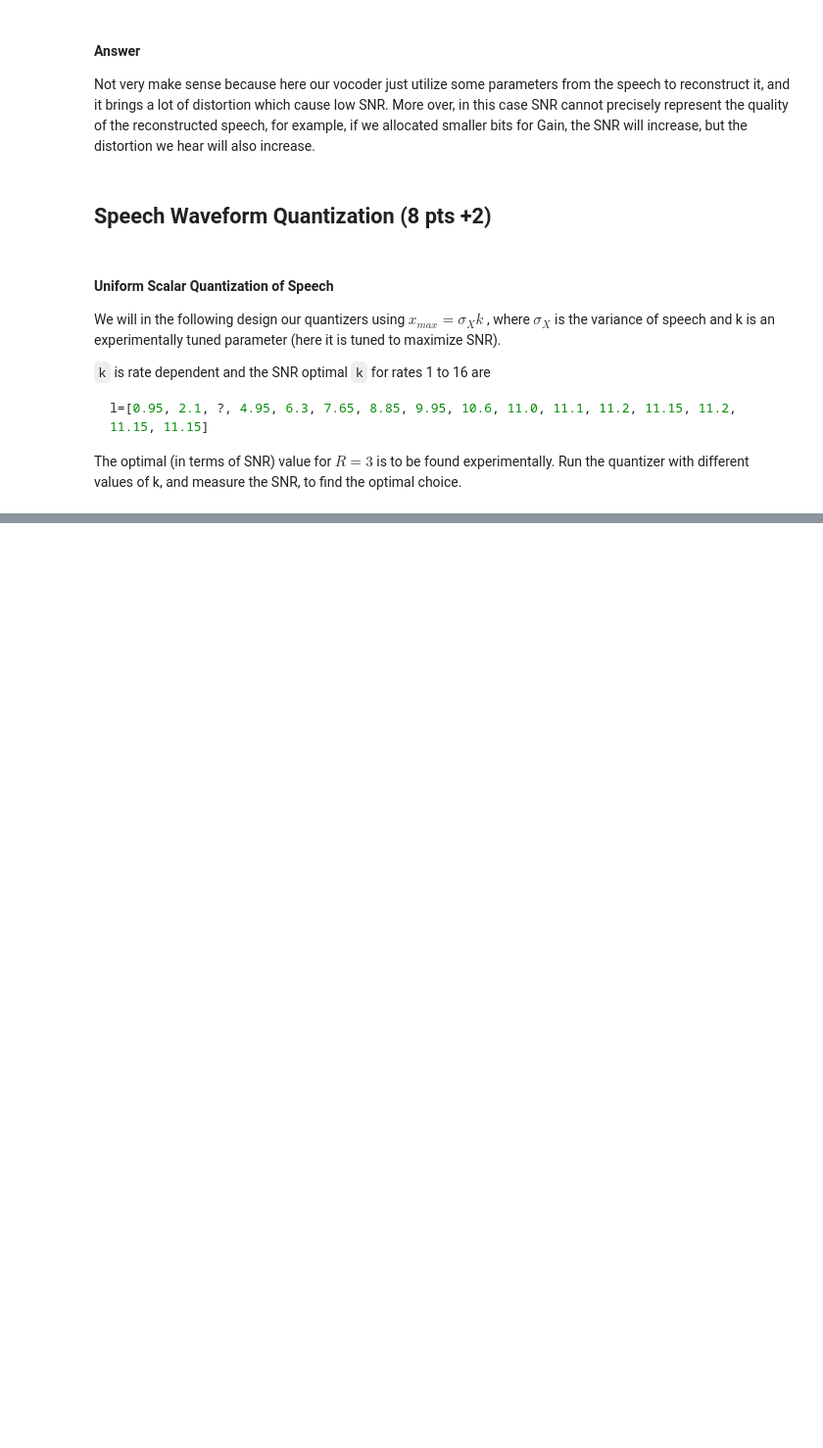
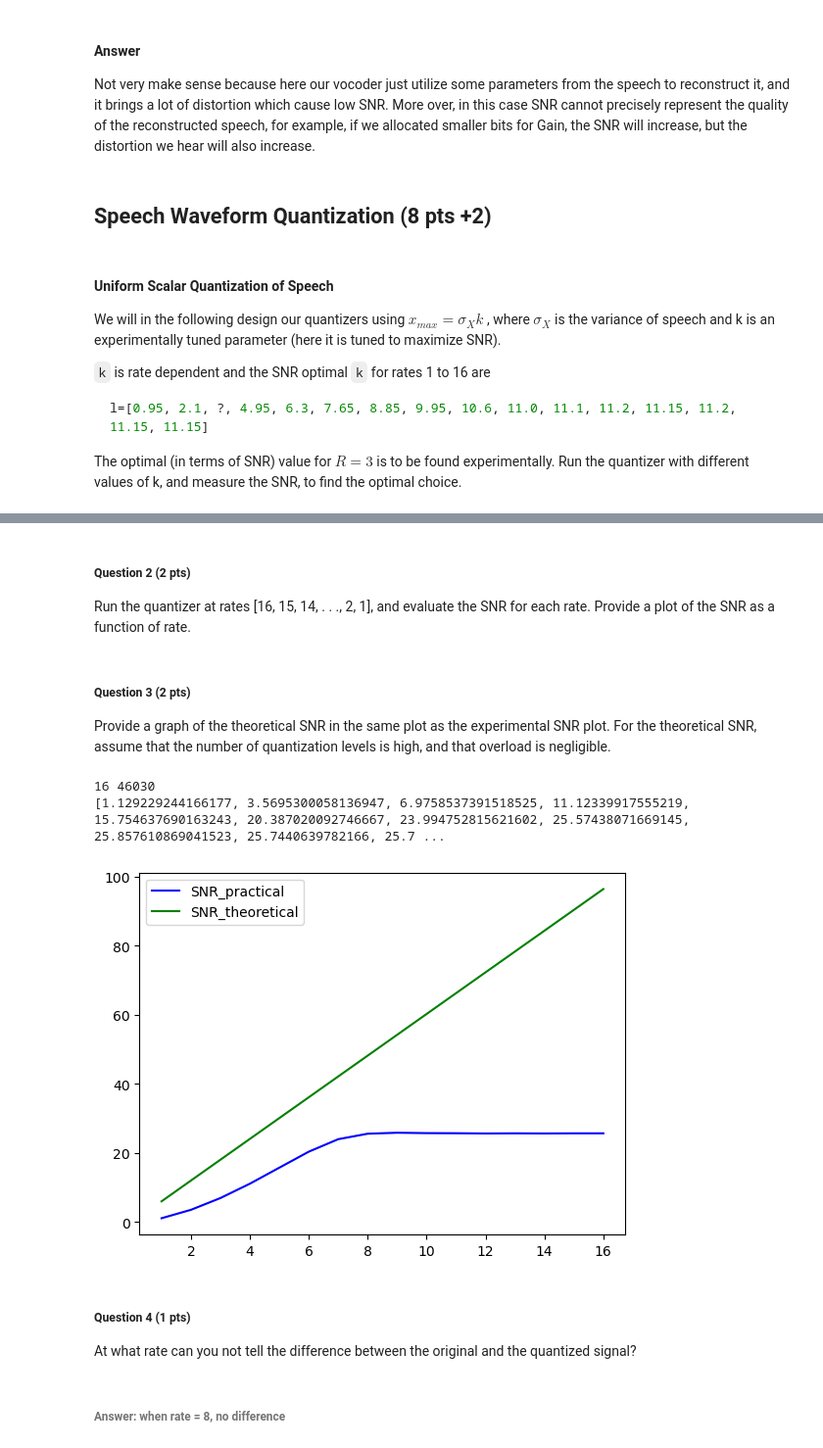
Before and after one commit to ChentingZ0/HangqChenting_speech_pro2, a Jupyter notebook: assignment2_zct.ipynb, the cells around one changed output, grey strips where cells are left out. Shown at 98% size. Cells and saved outputs as stored; diff of their text form; code cells hidden in the pictures; blank space fills up the shorter version.

Commit message:
add signal quantization

```diff
--- a/assignment2_zct.ipynb
+++ b/assignment2_zct.ipynb
@@ -606,0 +624,44 @@ print(SNR)
+# %% [markdown]
+##### Question 2 (2 pts)
+
+Run the quantizer at rates [16, 15, 14, . . ., 2, 1], and evaluate the SNR
+for each rate.
+Provide a plot of the SNR as a function of rate.
+# %% [markdown]
+##### Question 3 (2 pts)
+
+Provide a graph of the theoretical SNR in the same plot as the experimental SNR plot.
+For the theoretical SNR, assume that the number of quantization levels is high, and that overload is negligible.
+# %%
+n_bits_list = []
+x_max_real_list = []
+idx_real_list = []
+SNR_real_list = []
+speech_data = speech_data.astype(np.float64)
+n_bits_list = [i for i in range(1,17)]   # 1 ~ 16
+k_opt_list = [0.95, 2.1, r3_opt, 4.95, 6.3, 7.65, 8.85, 9.95, 10.6, 11.0, 11.1, 11.2, 11.15, 11.2, 11.15, 11.15]
+x_max_real_list = [np.sqrt(np.var(speech_data))*k for k in k_opt_list]
+idx_real_list = [sq_enc(speech_data, n_bits_list[i], x_max_real_list[i], m) for i in range(0,16)]
+outq_real_list = [sq_dec(idx_real_list[i], n_bits_list[i], x_max_real_list[i], m) for i in range(0,16)]
+outq_real_array = np.array(outq_real_list)
+print(len(outq_real_list),len(outq_real_list[0]))
+SNR_real_list = [10*np.log10(np.var(speech_data)/np.var(outq_real_array[i,:]- np.squeeze(speech_data))) for i in range(0, outq_real_array.shape[0])]
+print(SNR_real_list)
+SNR_theory = [10*np.log10(2**(2*i)) for i in n_bits_list]
+plt.figure()
+line5, = plt.plot(n_bits_list, SNR_real_list, color='blue')
+line6, = plt.plot(n_bits_list, SNR_theory, color='green')
+plt.legend([line5, line6], ["SNR_practical", "SNR_theoretical"], loc='upper left')
+plt.show()
+
+# how to fix when nbits>8 problem
+# %% [output]
+16 46030
+[1.129229244166177, 3.5695300058136947, 6.9758537391518525, 11.12339917555219, 15.754637690163243, 20.387020092746667, 23.994752815621602, 25.57438071669145, 25.857610869041523, 25.7440639782166, 25.7 ...
+[figure, added]
+# %% [markdown]
+##### Question 4 (1 pts)
+
+At what rate can you not tell the difference between the original and the quantized signal?
+# %% [markdown]
+###### Answer: when rate = 8, no difference
```
Also changed, not shown: parts of 14 cells of this notebook, 1 other file.
